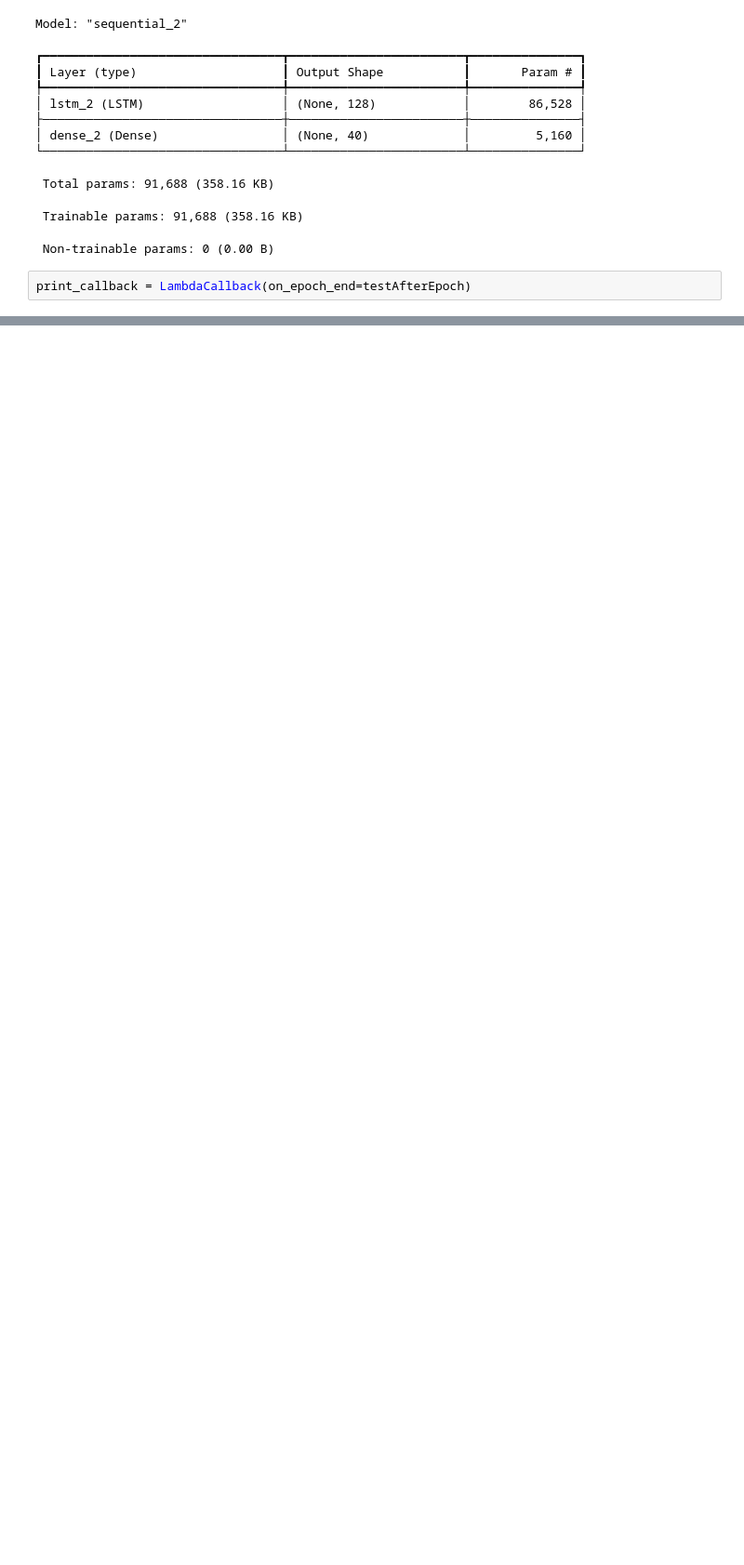
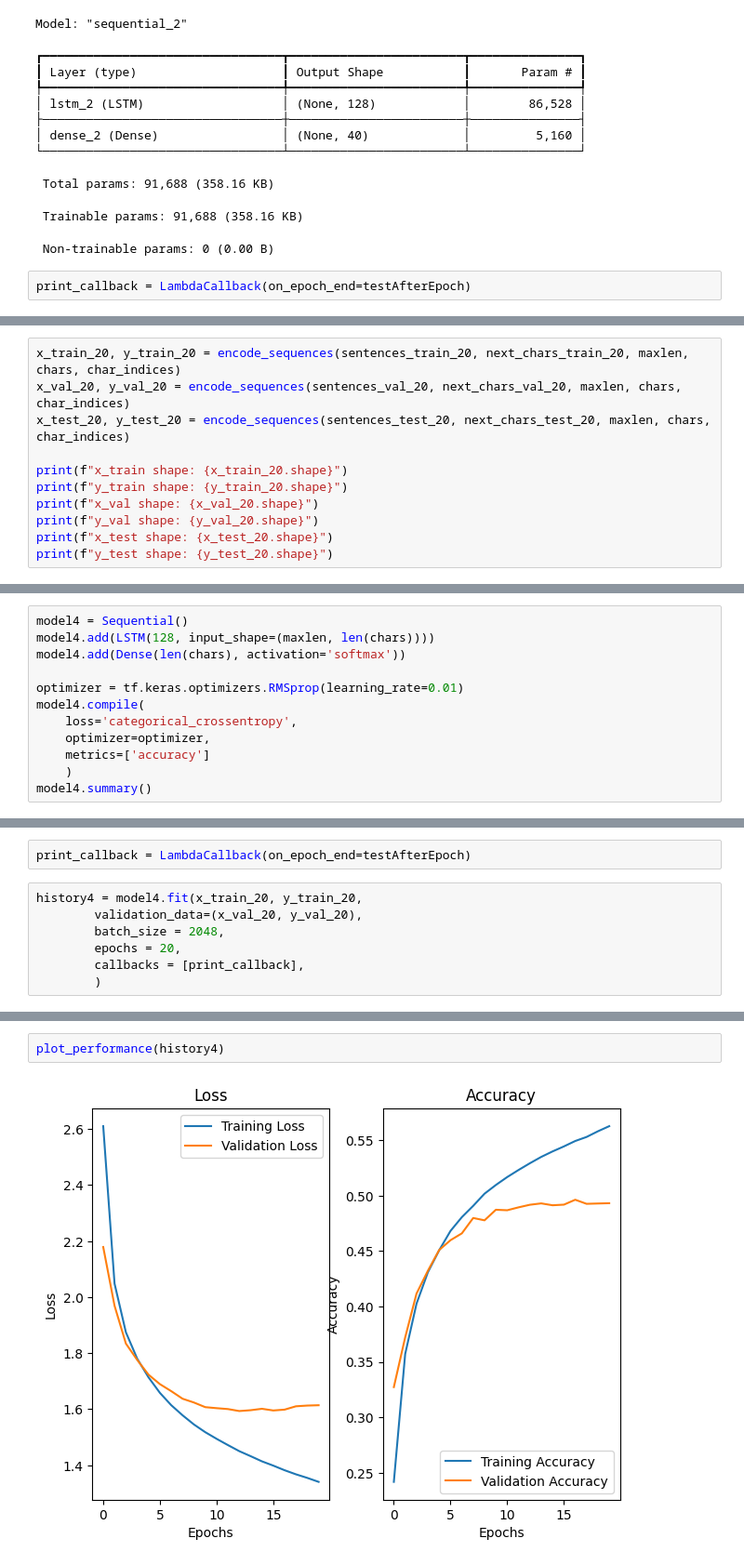
Before and after one commit to LucaPerf/Assignement-Advanced-ML, a Jupyter notebook: Assignment_4/Assignment_4_Perfetti_Luca.ipynb, the cells around one changed output, grey strips where cells are left out. Shown at 93% size. Cells and saved outputs as stored; diff of their text form; blank space fills up the shorter version.

```diff
--- a/Assignment_4/Assignment_4_Perfetti_Luca.ipynb
+++ b/Assignment_4/Assignment_4_Perfetti_Luca.ipynb
@@ -560,0 +671,11 @@ Test accuracy 0.4882296025753021
+# %%
+x_train_20, y_train_20 = encode_sequences(sentences_train_20, next_chars_train_20, maxlen, chars, char_indices)
+x_val_20, y_val_20 = encode_sequences(sentences_val_20, next_chars_val_20, maxlen, chars, char_indices)
+x_test_20, y_test_20 = encode_sequences(sentences_test_20, next_chars_test_20, maxlen, chars, char_indices)
+
+print(f"x_train shape: {x_train_20.shape}")
+print(f"y_train shape: {y_train_20.shape}")
+print(f"x_val shape: {x_val_20.shape}")
+print(f"y_val shape: {y_val_20.shape}")
+print(f"x_test shape: {x_test_20.shape}")
+print(f"y_test shape: {y_test_20.shape}")
@@ -560,0 +689,12 @@ Test accuracy 0.4882296025753021
+# %%
+model4 = Sequential()
+model4.add(LSTM(128, input_shape=(maxlen, len(chars))))
+model4.add(Dense(len(chars), activation='softmax'))
+
+optimizer = tf.keras.optimizers.RMSprop(learning_rate=0.01)
+model4.compile(
+    loss='categorical_crossentropy',
+    optimizer=optimizer,
+    metrics=['accuracy']
+    )
+model4.summary()
@@ -560,0 +713,9 @@ Test accuracy 0.4882296025753021
+# %%
+print_callback = LambdaCallback(on_epoch_end=testAfterEpoch)
+# %%
+history4 = model4.fit(x_train_20, y_train_20,
+        validation_data=(x_val_20, y_val_20),
+        batch_size = 2048,
+        epochs = 20,
+        callbacks = [print_callback],
+        )
@@ -560,0 +740,4 @@ Test accuracy 0.4882296025753021
+# %%
+plot_performance(history4)
+# %% [output]
+[figure, added]
```
Also changed, not shown: parts of 50 cells of this notebook.
